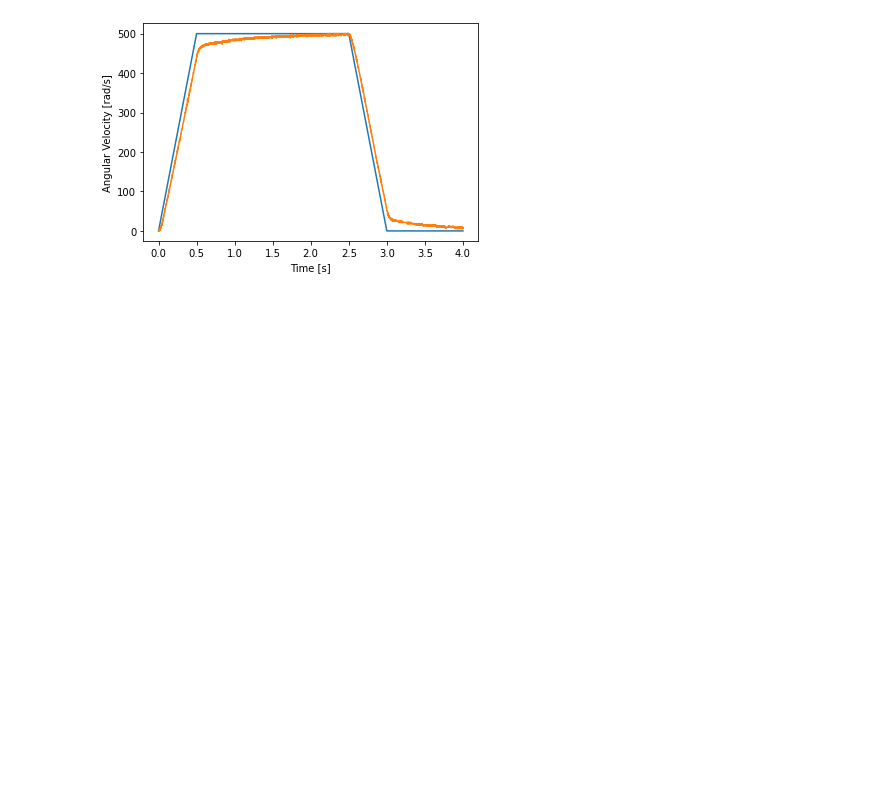
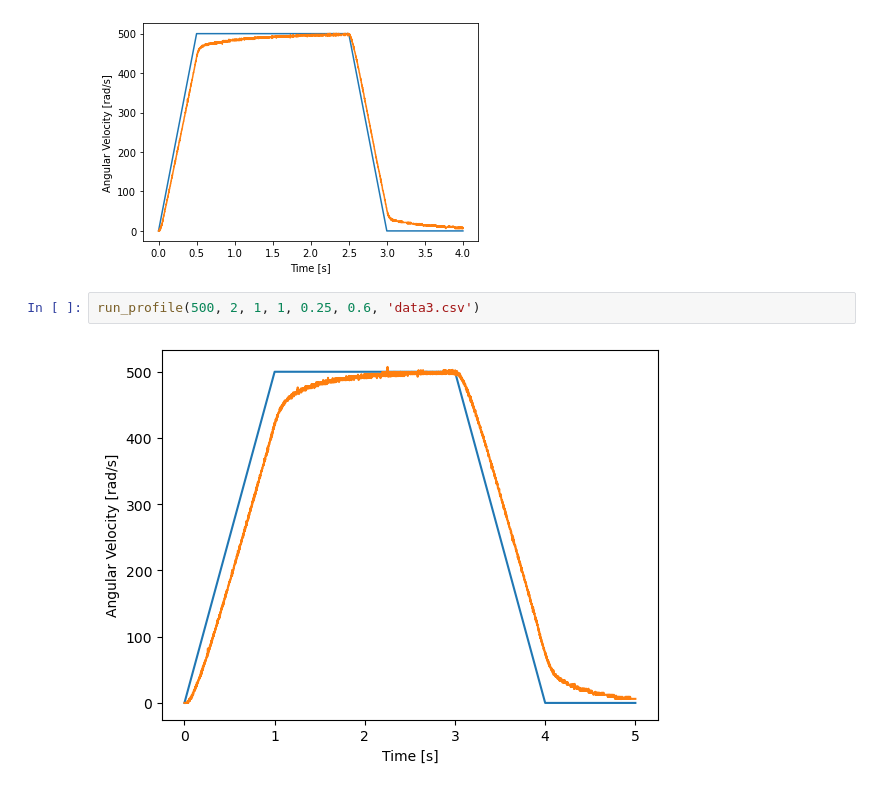
Before and after one commit to Cal-Poly-Control-Group/ME-418-Lab, a Jupyter notebook: Lab4/jupyter/Lab4.ipynb, the cells around one changed output. Saved outputs shown, nothing was run; the diff lists cells and outputs as text; blank space fills up the shorter version.

```diff
--- a/Lab4/jupyter/Lab4.ipynb
+++ b/Lab4/jupyter/Lab4.ipynb
@@ -62,3 +62,7 @@ run_profile(500, 2, 1, 1, 0.2, 0.5, 'data1.csv')
 run_profile(500, 2, 0.5, 1, 0.2, 1.2, 'data2.csv')
 # %% [output]
 [figure]
+# %%
+run_profile(500, 2, 1, 1, 0.25, 0.6, 'data3.csv')
+# %% [output]
+[figure, added]
```
Also changed, not shown: parts of 4 cells of this notebook, 8 other files.
